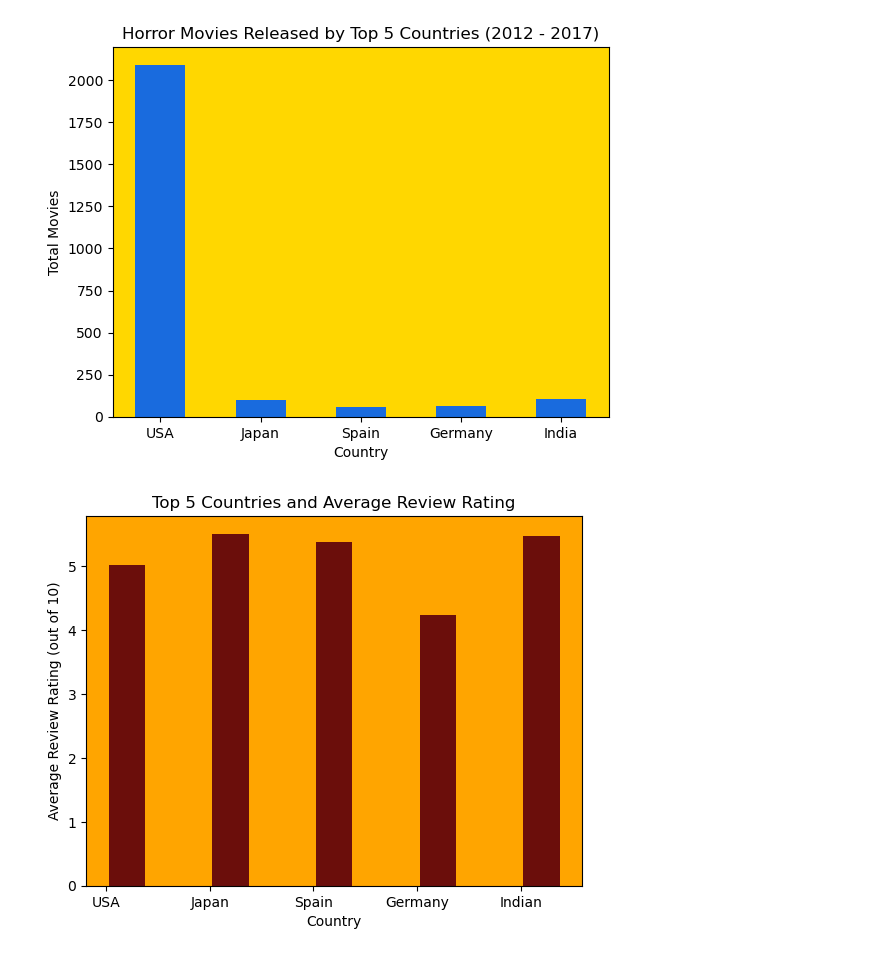
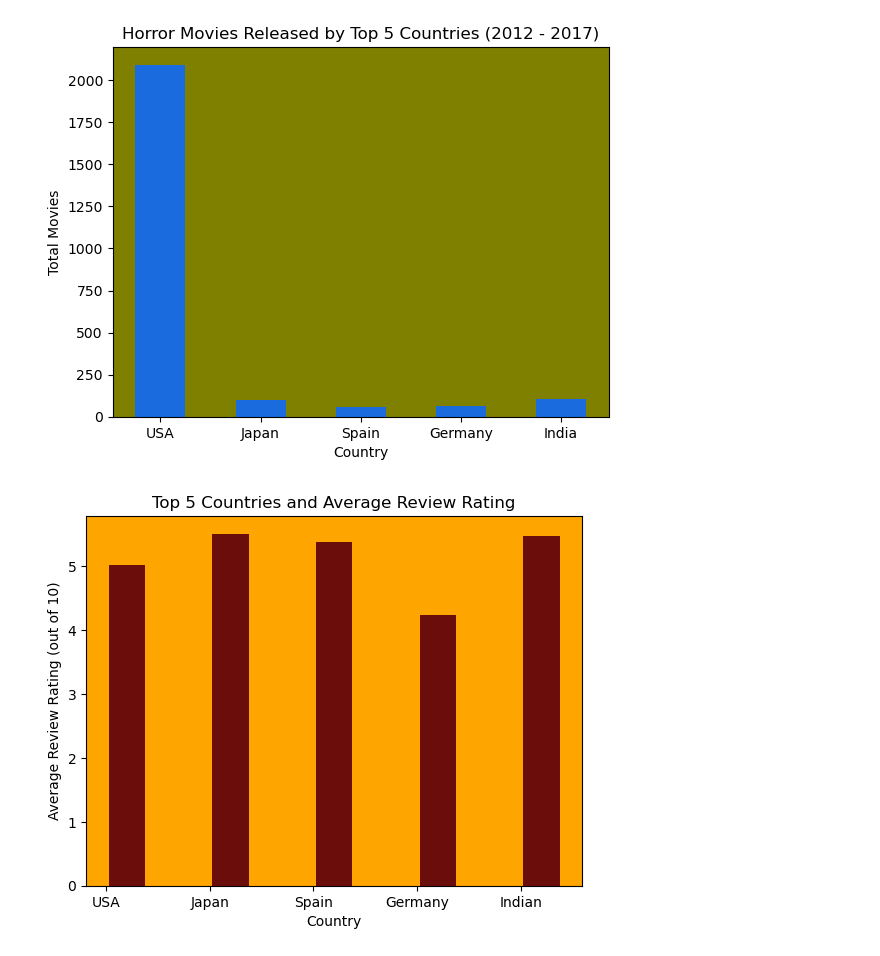
Before and after one commit to PerryMark773/Project-1-Team-1, a Jupyter notebook: DA_Test.ipynb, the cells around one changed output. Cells and saved outputs as stored; diff of their text form; code cells hidden in the pictures.

Commit message:
Visuals from the data

```diff
--- a/DA_Test.ipynb
+++ b/DA_Test.ipynb
@@ -120,16 +93,16 @@ ind_movies_total = IMDB_df['Release Country'].value_counts()['India']
 # %%
 x = ['USA', 'Japan', 'Spain', 'Germany', 'India']
 y = [usa_movies_total, jap_movies_total, span_movies_total, gmn_movies_total, ind_movies_total]
 ax = plt.axes()
-ax.set(facecolor = "gold")
+ax.set(facecolor = "olive")
 
 plt.bar(x,y, color = '#196bde', width = 0.5)
 plt.ylabel("Total Movies")
 plt.xlabel("Country")
 plt.title('Horror Movies Released by Top 5 Countries (2012 - 2017)')
 plt.show()
 # %% [output]
-[figure, old version]
+[figure, new version]
 # %%
 n = np.arange(5)
 mean = [usa_mn, jap_mn, span_mn, gmn_mn, ind_mn]
```
Also changed, not shown: parts of 19 cells of this notebook.
